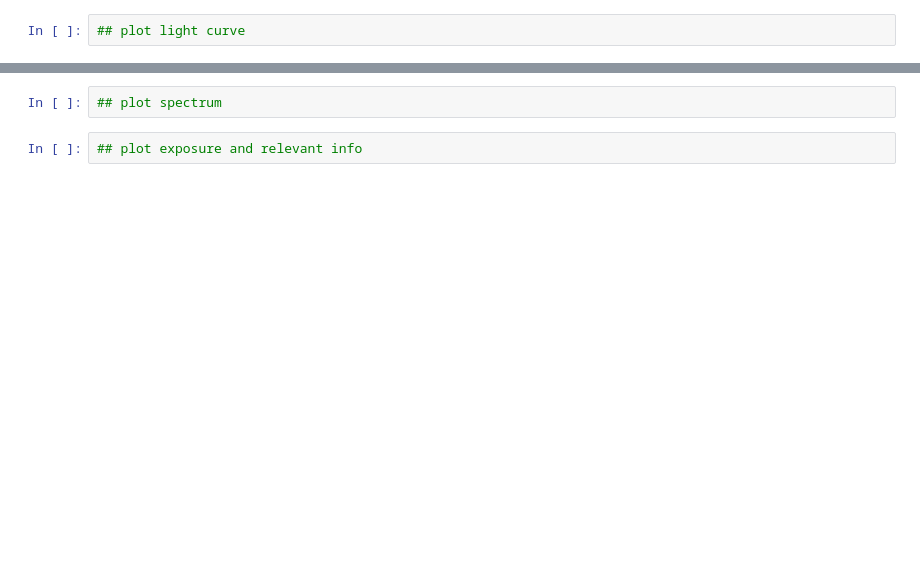
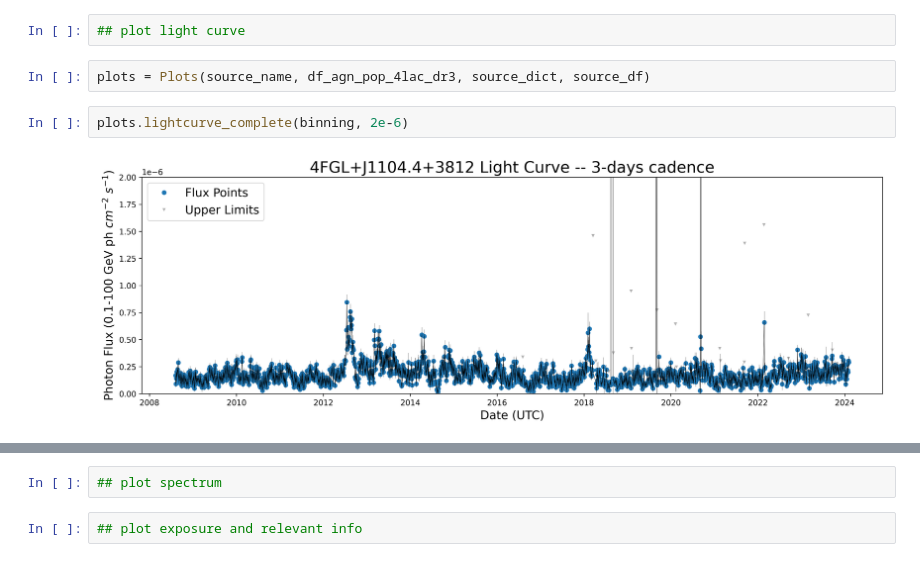
Before and after one commit to luanapassosreis/CTA_AGN_Pop_Variability, a Jupyter notebook: 4LAC_variability_analysis/main.ipynb, the cells around one changed output, grey strips where cells are left out. Saved outputs shown, nothing was run; the diff lists cells and outputs as text; blank space fills up the shorter version.

Commit message:
Implemented plot_lightcurve complete and filtered

```diff
--- a/4LAC_variability_analysis/main.ipynb
+++ b/4LAC_variability_analysis/main.ipynb
@@ -141,2 +136,8 @@ dlogl   - length: 1880
 # %%
 ## plot light curve
+# %%
+plots = Plots(source_name, df_agn_pop_4lac_dr3, source_dict, source_df)
+# %%
+plots.lightcurve_complete(binning, 2e-6)
+# %% [output]
+[figure, added]
```
Also changed, not shown: parts of 14 cells of this notebook, 3 other files.
